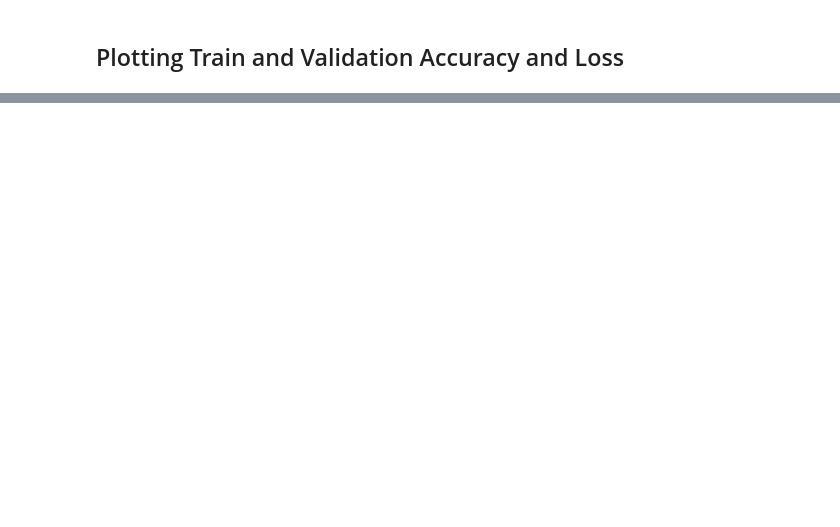
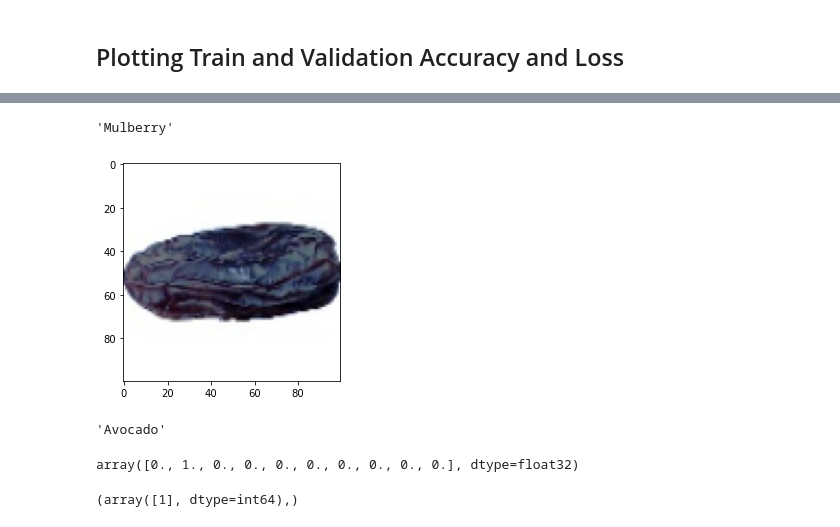
Before and after one commit to vaecole/Courses, a Jupyter notebook: IoT/fruits-360-cnn-tensorflow.ipynb, the cells around one changed output, grey strips where cells are left out. Saved outputs shown, nothing was run; the diff lists cells and outputs as text; code cells hidden in the pictures; blank space fills up the shorter version.

```diff
--- a/IoT/fruits-360-cnn-tensorflow.ipynb
+++ b/IoT/fruits-360-cnn-tensorflow.ipynb
@@ -198,0 +195,6 @@ plt.show()
+# %%
+for x in test_ds_:
+    x0=x
+    break
+
+print(x0[0][0])
@@ -198,0 +219,22 @@ plt.show()
+# %%
+def predict_visual(index=0):
+    plt.imshow(x0[0][index])
+    predicted_tsr = model.predict(tf.expand_dims(x0[0][index],0))[0]
+    return get_fruit_name(predicted_tsr)
+# %%
+predict_visual(490)
+# %% [output]
+'Mulberry'
+[figure, added]
+# %%
+get_fruit_name(model.predict(tf.expand_dims(x0[0][150],0)))
+# %% [output]
+'Avocado'
+# %%
+model.predict(tf.expand_dims(x0[0][150],0))[0]
+# %% [output]
+array([0., 1., 0., 0., 0., 0., 0., 0., 0., 0.], dtype=float32)
+# %%
+np.where(model.predict(tf.expand_dims(x0[0][150],0))[0]==1)
+# %% [output]
+(array([1], dtype=int64),)
```
Also changed, not shown: parts of 14 cells of this notebook, 6 other files.
